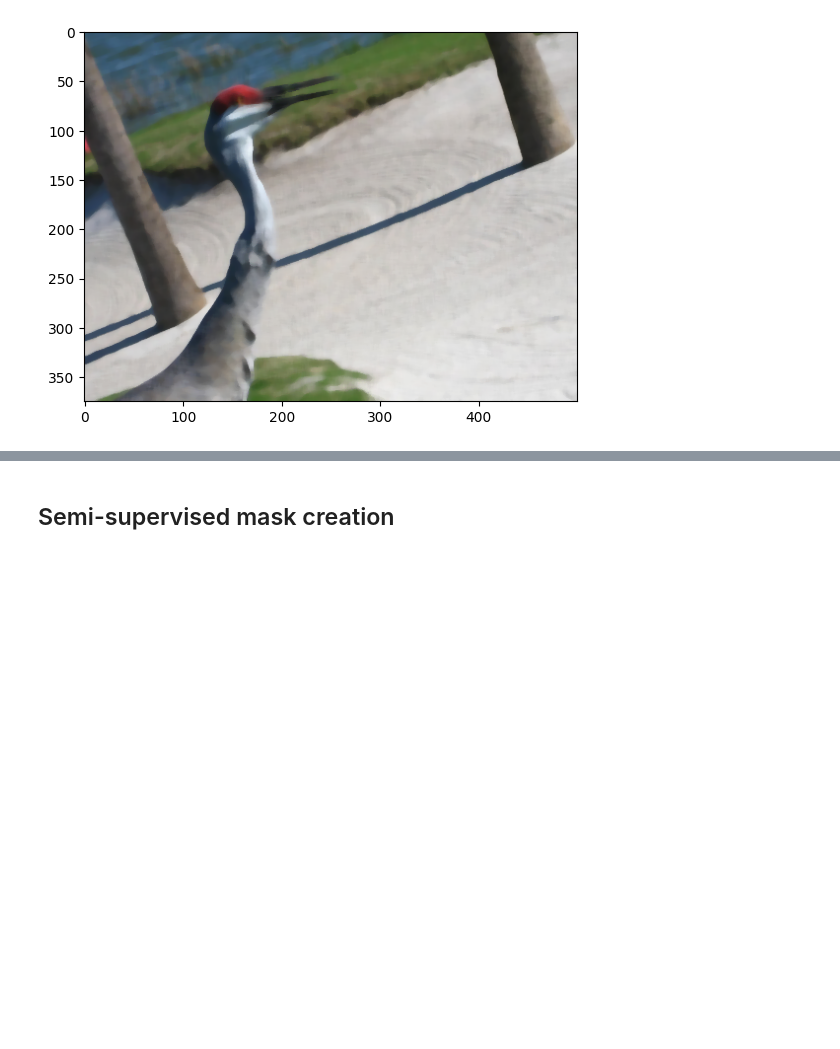
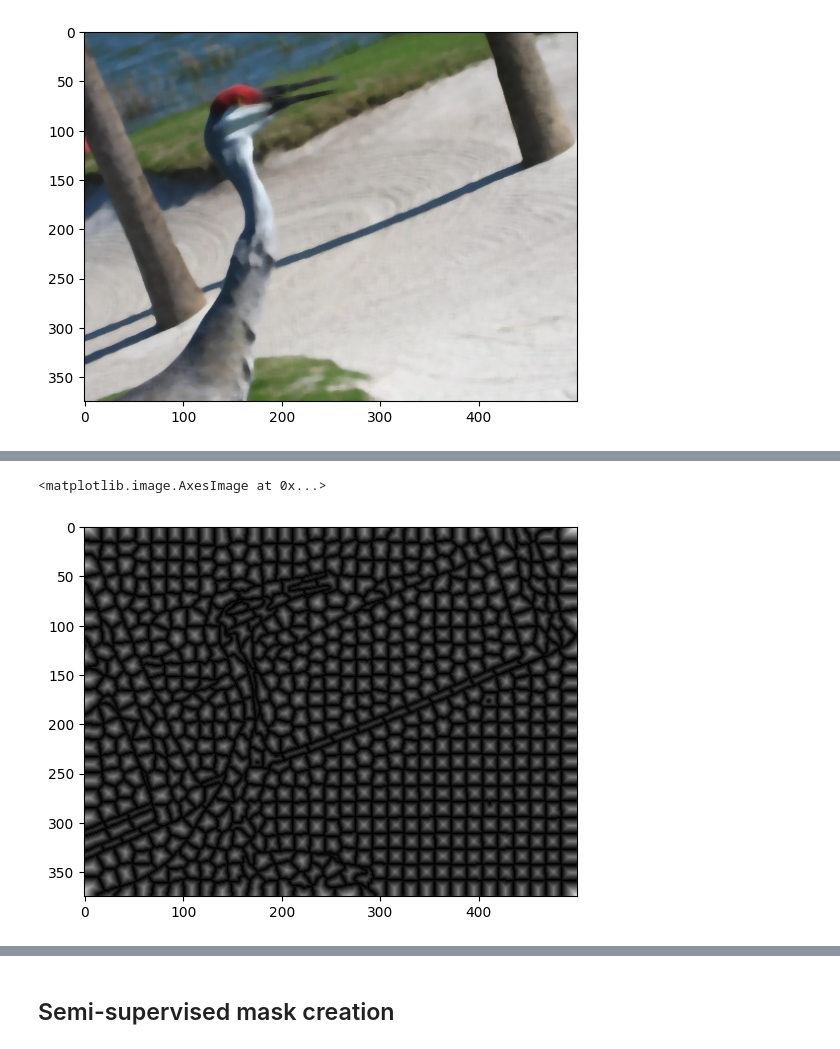
Before and after one commit to vktr274/cv-binary-segmentation, a Jupyter notebook: task2.ipynb, the cells around one changed output, grey strips where cells are left out. Drawn from its saved outputs; the diff is of its cells as text; code cells hidden in the pictures; blank space fills up the shorter version.

```diff
--- a/task2.ipynb
+++ b/task2.ipynb
@@ -119,0 +127,6 @@ for i in np.unique(superpixel_labels):
+# %%
+dist_trans = cv2.distanceTransform(~superpixels_lsc_mask, cv2.DIST_L2, 5)
+plt.imshow(dist_trans, cmap="gray")
+# %% [output]
+<matplotlib.image.AxesImage at 0x...>
+[figure, added]
```
Also changed, not shown: parts of 18 cells of this notebook.
